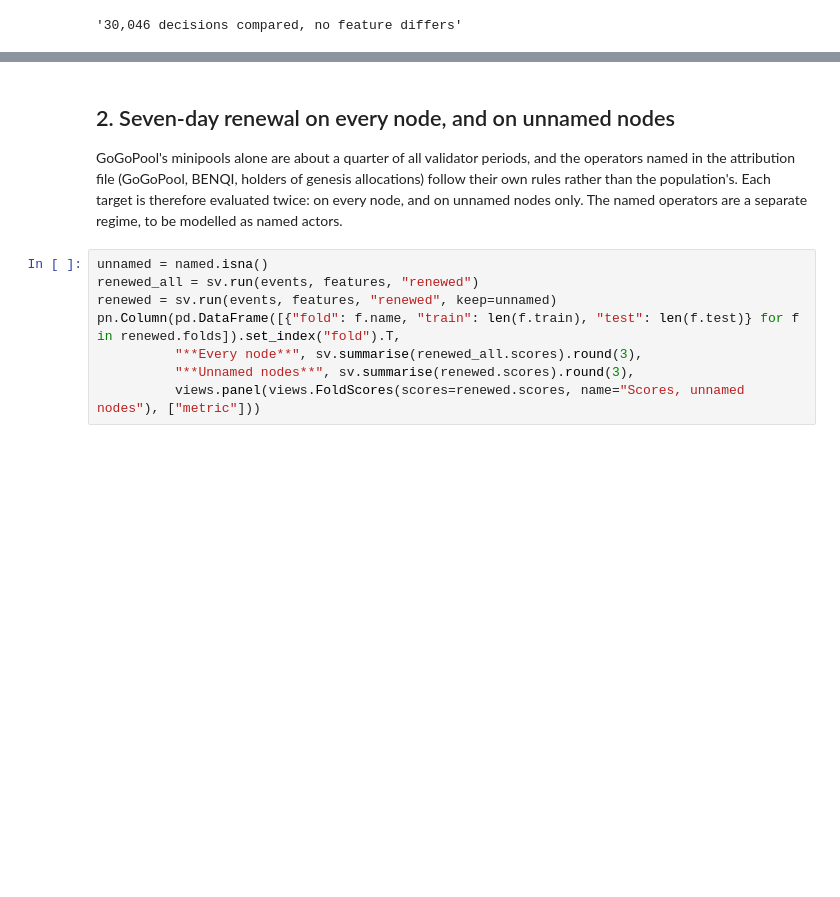
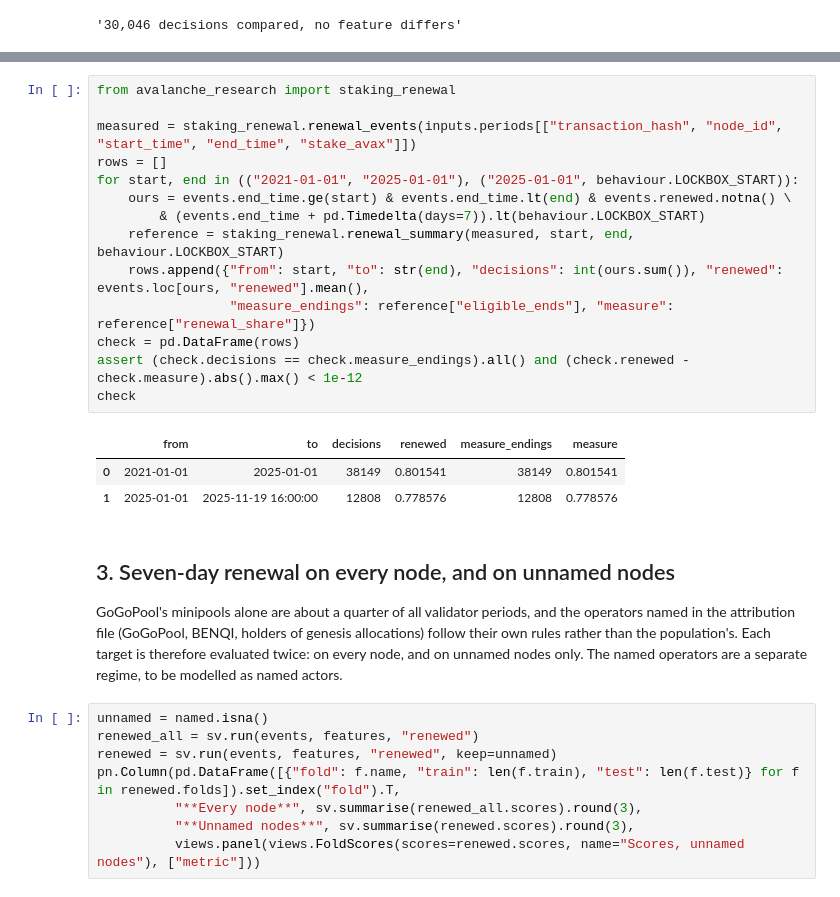
Before and after one commit to bonding-curves/avalanche-phase-ii-research, a Jupyter notebook: notebooks/behaviour-supervised.ipynb, the cells around one changed output, grey strips where cells are left out. Cells and saved outputs as stored; diff of their text form; blank space fills up the shorter version.

```diff
--- a/notebooks/behaviour-supervised.ipynb
+++ b/notebooks/behaviour-supervised.ipynb
@@ -76,5 +81,23 @@ f"{len(early):,} decisions compared, no feature differs"
+# %%
+from avalanche_research import staking_renewal
+
+measured = staking_renewal.renewal_events(inputs.periods[["transaction_hash", "node_id", "start_time", "end_time", "stake_avax"]])
+rows = []
+for start, end in (("2021-01-01", "2025-01-01"), ("2025-01-01", behaviour.LOCKBOX_START)):
+    ours = events.end_time.ge(start) & events.end_time.lt(end) & events.renewed.notna() \
+        & (events.end_time + pd.Timedelta(days=7)).lt(behaviour.LOCKBOX_START)
+    reference = staking_renewal.renewal_summary(measured, start, end, behaviour.LOCKBOX_START)
+    rows.append({"from": start, "to": str(end), "decisions": int(ours.sum()), "renewed": events.loc[ours, "renewed"].mean(),
+                 "measure_endings": reference["eligible_ends"], "measure": reference["renewal_share"]})
+check = pd.DataFrame(rows)
+assert (check.decisions == check.measure_endings).all() and (check.renewed - check.measure).abs().max() < 1e-12
+check
+# %% [output]
+|  | from | to | decisions | renewed | measure_endings | measure |
+| 0 | 2021-01-01 | 2025-01-01 | 38149 | 0.801541 | 38149 | 0.801541 |
+| 1 | 2025-01-01 | 2025-11-19 16:00:00 | 12808 | 0.778576 | 12808 | 0.778576 |
 # %% [markdown]
-## 2. Seven-day renewal on every node, and on unnamed nodes
+## 3. Seven-day renewal on every node, and on unnamed nodes
 
 GoGoPool's minipools alone are about a quarter of all validator periods, and the operators named in the attribution file (GoGoPool, BENQI, holders of genesis allocations) follow their own rules rather than the population's. Each target is therefore evaluated twice: on every node, and on unnamed nodes only. The named operators are a separate regime, to be modelled as named actors.
 # %%
```
Also changed, not shown: parts of 7 cells of this notebook, 3 other files.
